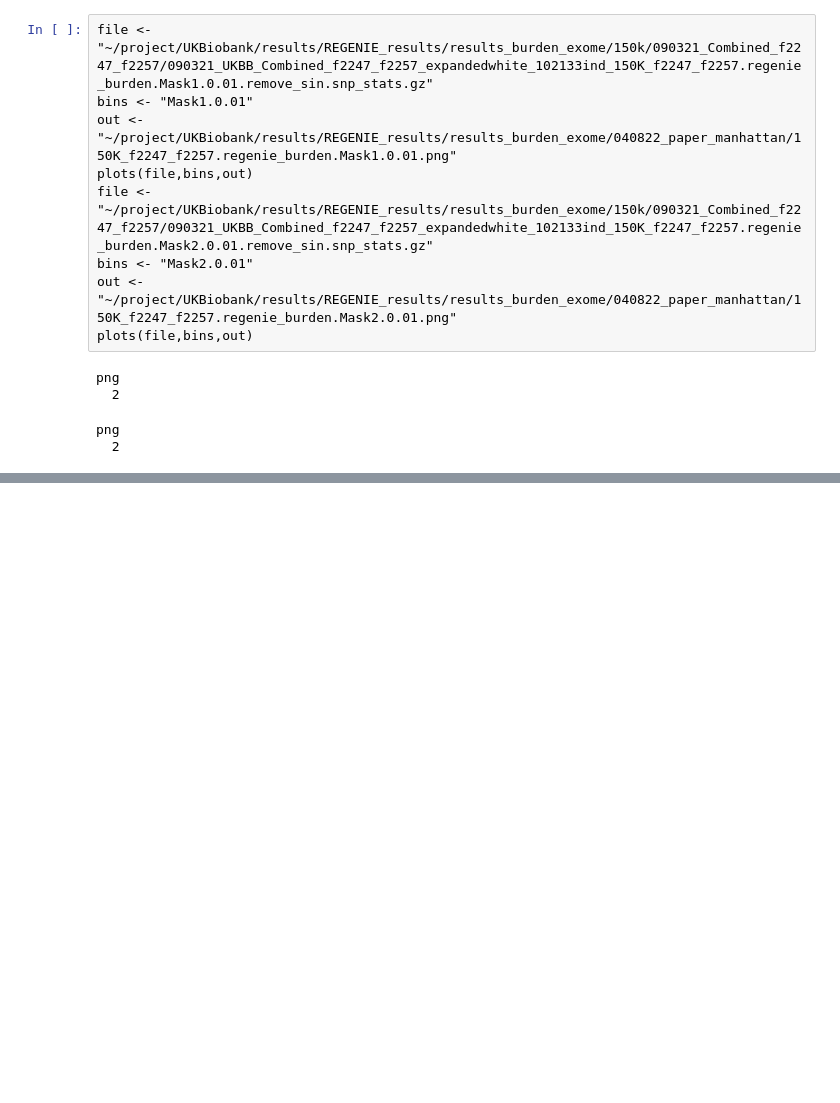
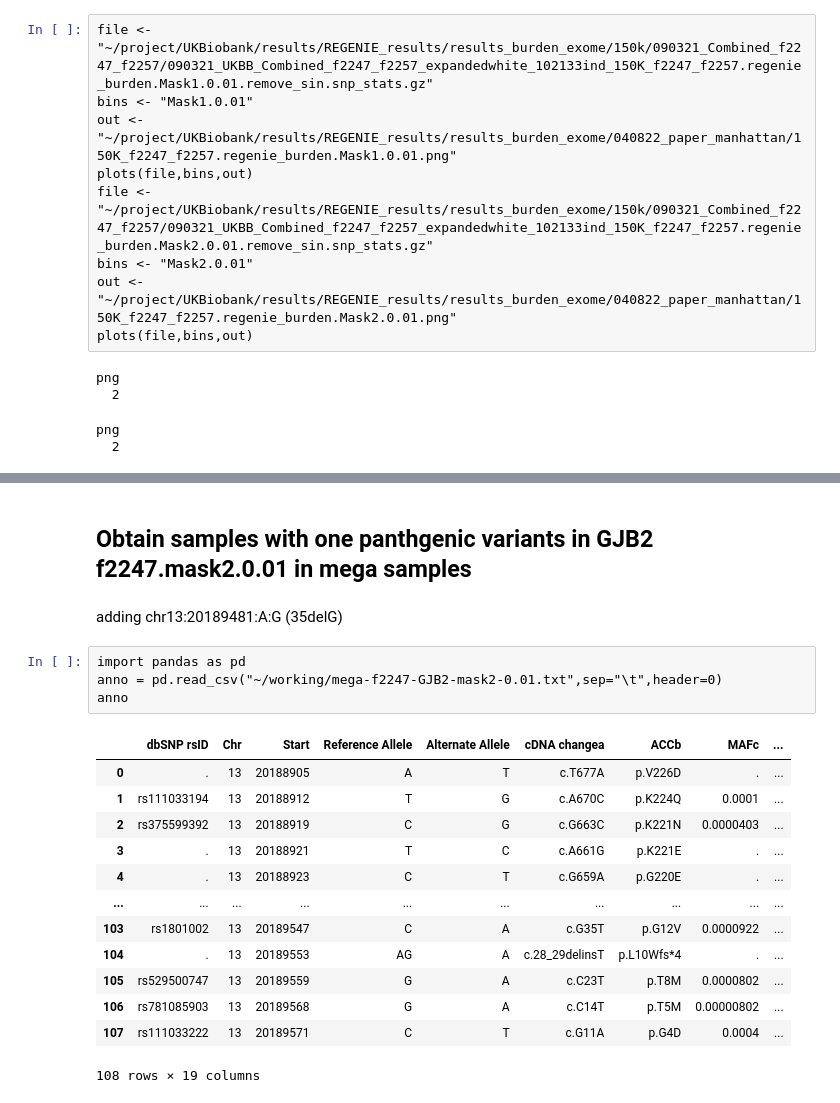
Before and after one commit to statgenetics/UKBB_GWAS_dev, a Jupyter notebook: workflow/rarevarianttable.ipynb, the cells around one changed output, grey strips where cells are left out. Saved outputs shown, nothing was run; the diff lists cells and outputs as text; blank space fills up the shorter version.

```diff
--- a/workflow/rarevarianttable.ipynb
+++ b/workflow/rarevarianttable.ipynb
@@ -5249,0 +5379,22 @@ png
+# %% [markdown]
+## Obtain samples with one panthgenic variants in GJB2 f2247.mask2.0.01 in mega samples
+# %% [markdown]
+adding chr13:20189481:A:G (35delG)
+# %%
+import pandas as pd
+anno = pd.read_csv("~/working/mega-f2247-GJB2-mask2-0.01.txt",sep="\t",header=0)
+anno
+# %% [output]
+|  | dbSNP rsID | Chr | Start | Reference Allele | Alternate Allele | cDNA changea | ACCb | MAFc | ... |
+| 0 | . | 13 | 20188905 | A | T | c.T677A | p.V226D | . | ... |
+| 1 | rs111033194 | 13 | 20188912 | T | G | c.A670C | p.K224Q | 0.0001 | ... |
+| 2 | rs375599392 | 13 | 20188919 | C | G | c.G663C | p.K221N | 0.0000403 | ... |
+| 3 | . | 13 | 20188921 | T | C | c.A661G | p.K221E | . | ... |
+| 4 | . | 13 | 20188923 | C | T | c.G659A | p.G220E | . | ... |
+| ... | ... | ... | ... | ... | ... | ... | ... | ... | ... |
+| 103 | rs1801002 | 13 | 20189547 | C | A | c.G35T | p.G12V | 0.0000922 | ... |
+| 104 | . | 13 | 20189553 | AG | A | c.28_29delinsT | p.L10Wfs*4 | . | ... |
+| 105 | rs529500747 | 13 | 20189559 | G | A | c.C23T | p.T8M | 0.0000802 | ... |
+| 106 | rs781085903 | 13 | 20189568 | G | A | c.C14T | p.T5M | 0.00000802 | ... |
+| 107 | rs111033222 | 13 | 20189571 | C | T | c.G11A | p.G4D | 0.0004 | ... |
+108 rows × 19 columns
```
Also changed, not shown: parts of 10 cells of this notebook, 1 other file.
